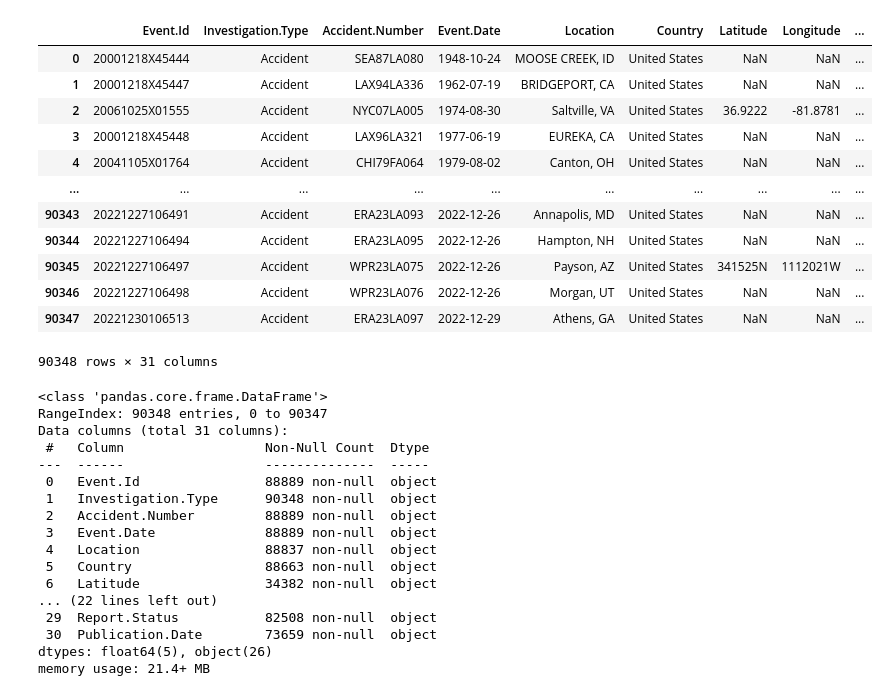
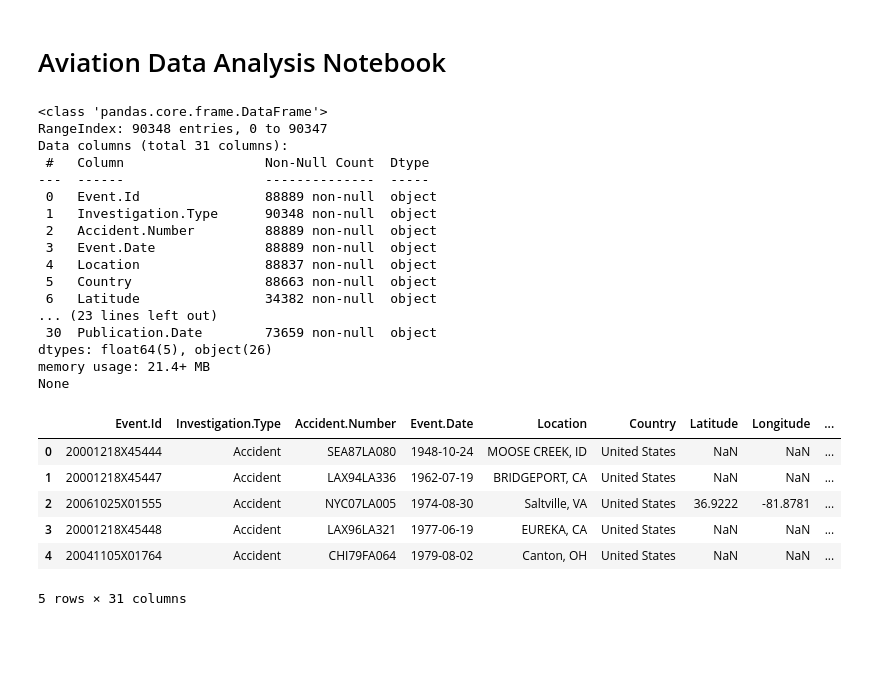
Before and after one commit to Jmanitou/Aviation_Analysis_Report, a Jupyter notebook: Aviation_Analysis_Report.ipynb, the cells around one changed output. Cells and saved outputs as stored; diff of their text form; code cells hidden in the pictures; blank space fills up the shorter version.

```diff
--- a/Aviation_Analysis_Report.ipynb
+++ b/Aviation_Analysis_Report.ipynb
@@ -3,0 +1,2 @@ import pandas as pd
+# %% [markdown]
+# Aviation Data Analysis Notebook
@@ -4,18 +11,32 @@ import pandas as pd
 # %%
 #read in data
-df = pd.read_csv("data/Aviation_Data.csv", encoding="utf-8")
-df
+df_og = pd.read_csv("data/Aviation_Data.csv")
+df = df_og.copy()
+
+print(df.info(), '\n \n')
+df.head()
 # %% [output]
+<class 'pandas.core.frame.DataFrame'>
+RangeIndex: 90348 entries, 0 to 90347
+Data columns (total 31 columns):
+ #   Column                  Non-Null Count  Dtype
+---  ------                  --------------  -----
+ 0   Event.Id                88889 non-null  object
+ 1   Investigation.Type      90348 non-null  object
+ 2   Accident.Number         88889 non-null  object
+ 3   Event.Date              88889 non-null  object
+ 4   Location                88837 non-null  object
+ 5   Country                 88663 non-null  object
+ 6   Latitude                34382 non-null  object
+... (23 lines left out)
+ 30  Publication.Date        73659 non-null  object
+dtypes: float64(5), object(26)
+memory usage: 21.4+ MB
+None
 |  | Event.Id | Investigation.Type | Accident.Number | Event.Date | Location | Country | Latitude | Longitude | ... |
 | 0 | 20001218X45444 | Accident | SEA87LA080 | 1948-10-24 | MOOSE CREEK, ID | United States | NaN | NaN | ... |
 | 1 | 20001218X45447 | Accident | LAX94LA336 | 1962-07-19 | BRIDGEPORT, CA | United States | NaN | NaN | ... |
 | 2 | 20061025X01555 | Accident | NYC07LA005 | 1974-08-30 | Saltville, VA | United States | 36.9222 | -81.8781 | ... |
 | 3 | 20001218X45448 | Accident | LAX96LA321 | 1977-06-19 | EUREKA, CA | United States | NaN | NaN | ... |
 | 4 | 20041105X01764 | Accident | CHI79FA064 | 1979-08-02 | Canton, OH | United States | NaN | NaN | ... |
-| ... | ... | ... | ... | ... | ... | ... | ... | ... | ... |
-| 90343 | 20221227106491 | Accident | ERA23LA093 | 2022-12-26 | Annapolis, MD | United States | NaN | NaN | ... |
-| 90344 | 20221227106494 | Accident | ERA23LA095 | 2022-12-26 | Hampton, NH | United States | NaN | NaN | ... |
-| 90345 | 20221227106497 | Accident | WPR23LA075 | 2022-12-26 | Payson, AZ | United States | 341525N | 1112021W | ... |
-| 90346 | 20221227106498 | Accident | WPR23LA076 | 2022-12-26 | Morgan, UT | United States | NaN | NaN | ... |
-| 90347 | 20221230106513 | Accident | ERA23LA097 | 2022-12-29 | Athens, GA | United States | NaN | NaN | ... |
-90348 rows × 31 columns
+5 rows × 31 columns
@@ -26,21 +42,0 @@ df
-# %%
-#Information about the Data
-df.info()
-# %% [output]
-<class 'pandas.core.frame.DataFrame'>
-RangeIndex: 90348 entries, 0 to 90347
-Data columns (total 31 columns):
- #   Column                  Non-Null Count  Dtype
----  ------                  --------------  -----
- 0   Event.Id                88889 non-null  object
- 1   Investigation.Type      90348 non-null  object
- 2   Accident.Number         88889 non-null  object
- 3   Event.Date              88889 non-null  object
- 4   Location                88837 non-null  object
- 5   Country                 88663 non-null  object
- 6   Latitude                34382 non-null  object
-... (22 lines left out)
- 29  Report.Status           82508 non-null  object
- 30  Publication.Date        73659 non-null  object
-dtypes: float64(5), object(26)
-memory usage: 21.4+ MB
```
Also changed, not shown: parts of 23 cells of this notebook.
